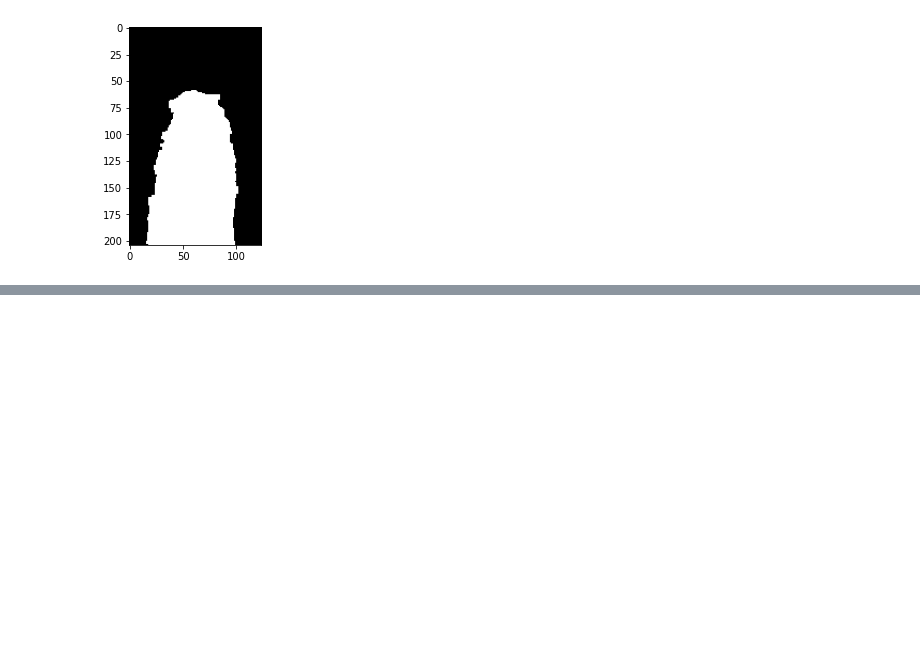
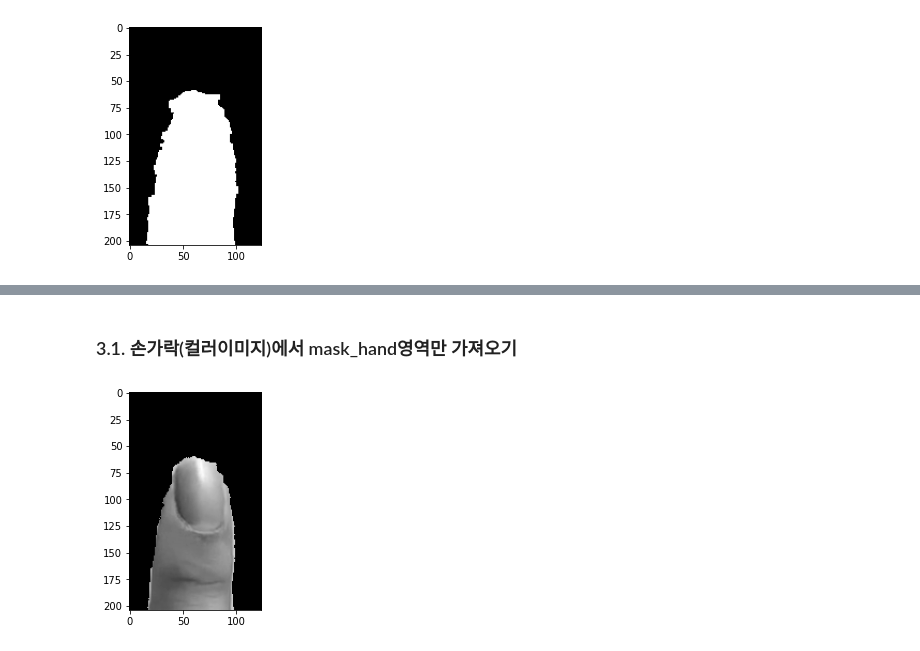
Before and after one commit to berrymix13/Multi_FinalProject, a Jupyter notebook: NailModel/Mediapipe를_활용한_손톱검출.ipynb, the cells around one changed output, grey strips where cells are left out. Drawn from its saved outputs; the diff is of its cells as text; code cells hidden in the pictures; blank space fills up the shorter version.

```diff
--- a/NailModel/Mediapipe를_활용한_손톱검출.ipynb
+++ b/NailModel/Mediapipe를_활용한_손톱검출.ipynb
@@ -172,12 +168,12 @@ plt.imshow(img0);
 # %%
 ycc1 = cv2.cvtColor(img1, cv2.COLOR_RGB2YCrCb)
-mask_hand = cv2.inRange(ycc1, np.array([0, 133, 77]), np.array([255, 173, 127]))
+mask_hand1 = cv2.inRange(ycc1, np.array([0, 133, 77]), np.array([255, 173, 127]))
 
 plt.figure(figsize = (8, 4))
 plt.subplot(1, 2, 1)
 plt.imshow(ycc1)
 plt.subplot(1, 2, 2)
-plt.imshow(mask_hand, cmap = 'gray');
+plt.imshow(mask_hand1, cmap = 'gray');
 # %% [output]
 [figure]
 # %% [markdown]
@@ -306,0 +272,8 @@ plt.imshow(dst, cmap='gray');
+# %% [markdown]
+### 3.1. 손가락(컬러이미지)에서 mask_hand영역만 가져오기
+# %%
+masked1 = cv2.bitwise_and(img1, img1, mask=mask_hand1)
+masked1 = cv2.cvtColor(masked1, cv2.COLOR_RGB2GRAY)
+plt.imshow(masked1, cmap='gray');
+# %% [output]
+[figure, added]
```
Also changed, not shown: parts of 28 cells of this notebook.
